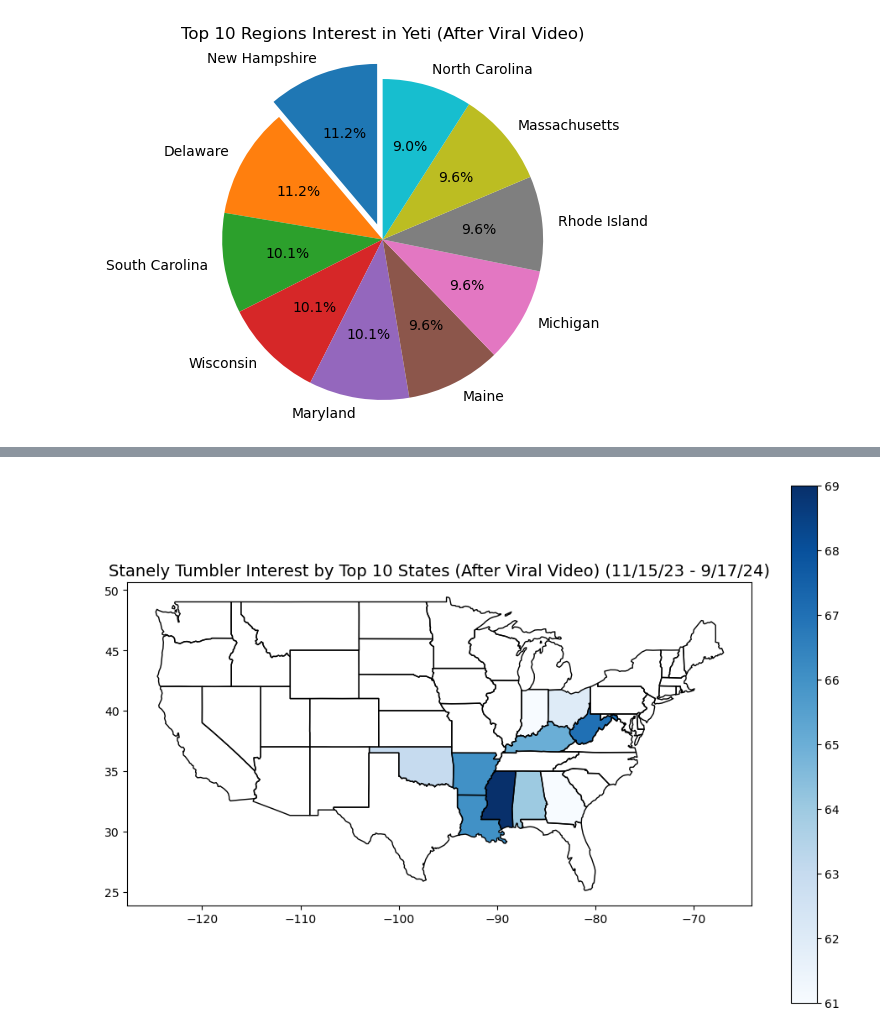
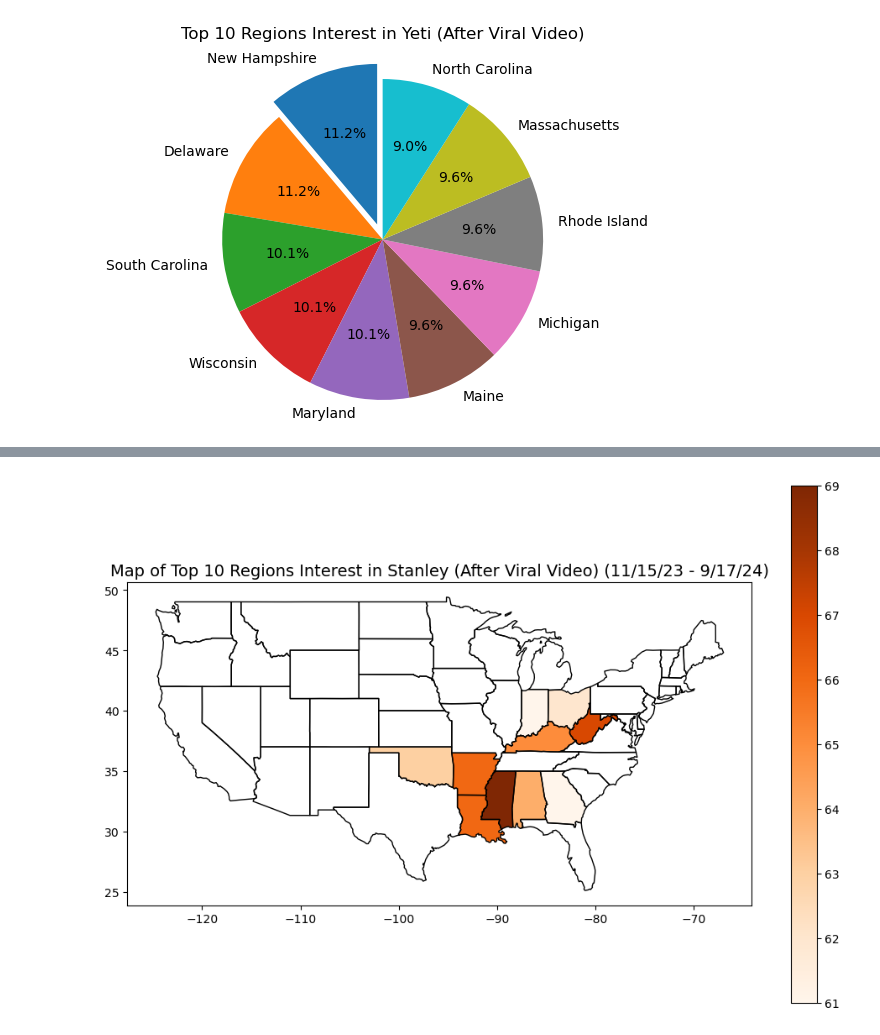
Before and after one commit to Crystal-Gonzales/Project-1, a Jupyter notebook: Tumbler/Fire-Proof Tumblers.ipynb, the cells around one changed output, grey strips where cells are left out. Cells and saved outputs as stored; diff of their text form; code cells hidden in the pictures.

Commit message:
updating notebook and images

```diff
--- a/Tumbler/Fire-Proof Tumblers.ipynb
+++ b/Tumbler/Fire-Proof Tumblers.ipynb
@@ -406,25 +394,25 @@ plt.show()
 # %%
 # Filter out Alaska, Hawaii and Puerto Rico
 continental_us_states = us_states[~us_states['name'].isin(['Alaska', 'Hawaii', 'Puerto Rico'])]
 
 #Sort by the column of interest and select top 10 regions
 top_10_regions = viral_map_df.nlargest(10, "stanley tumbler: (11/15/23 - 9/17/24)")
 
 # Merge the top 10 regions with the GeoDataFrame on state name
 merged = continental_us_states.merge(top_10_regions, left_on='name', right_on='Region', how='inner')
 
-
 # Plot the choropleth map for Stanley tumbler interest by the top 10 states after viral video
 fig, ax = plt.subplots(1, 1, figsize=(12, 8))
 continental_us_states.boundary.plot(ax=ax, linewidth=1, color='k')  # Plot state boundaries
 merged.plot(column="stanley tumbler: (11/15/23 - 9/17/24)",
             ax=ax,
             legend=True,
-            cmap='Blues',
+            cmap='Oranges',
             missing_kwds={"color": "lightgrey", "label": "Missing data"})
 
 # Add title and display the map
-plt.title('Stanely Tumbler Interest by Top 10 States (After Viral Video) (11/15/23 - 9/17/24)', fontsize=14)
+plt.title('Map of Top 10 Regions Interest in Stanley (After Viral Video) (11/15/23 - 9/17/24)', fontsize=14)
+plt.savefig("../Images/map_stanley_viral.png")
 plt.show()
 # %% [output]
-[figure, old version]
+[figure, new version]
```
Also changed, not shown: parts of 20 cells of this notebook, 7 other files.
